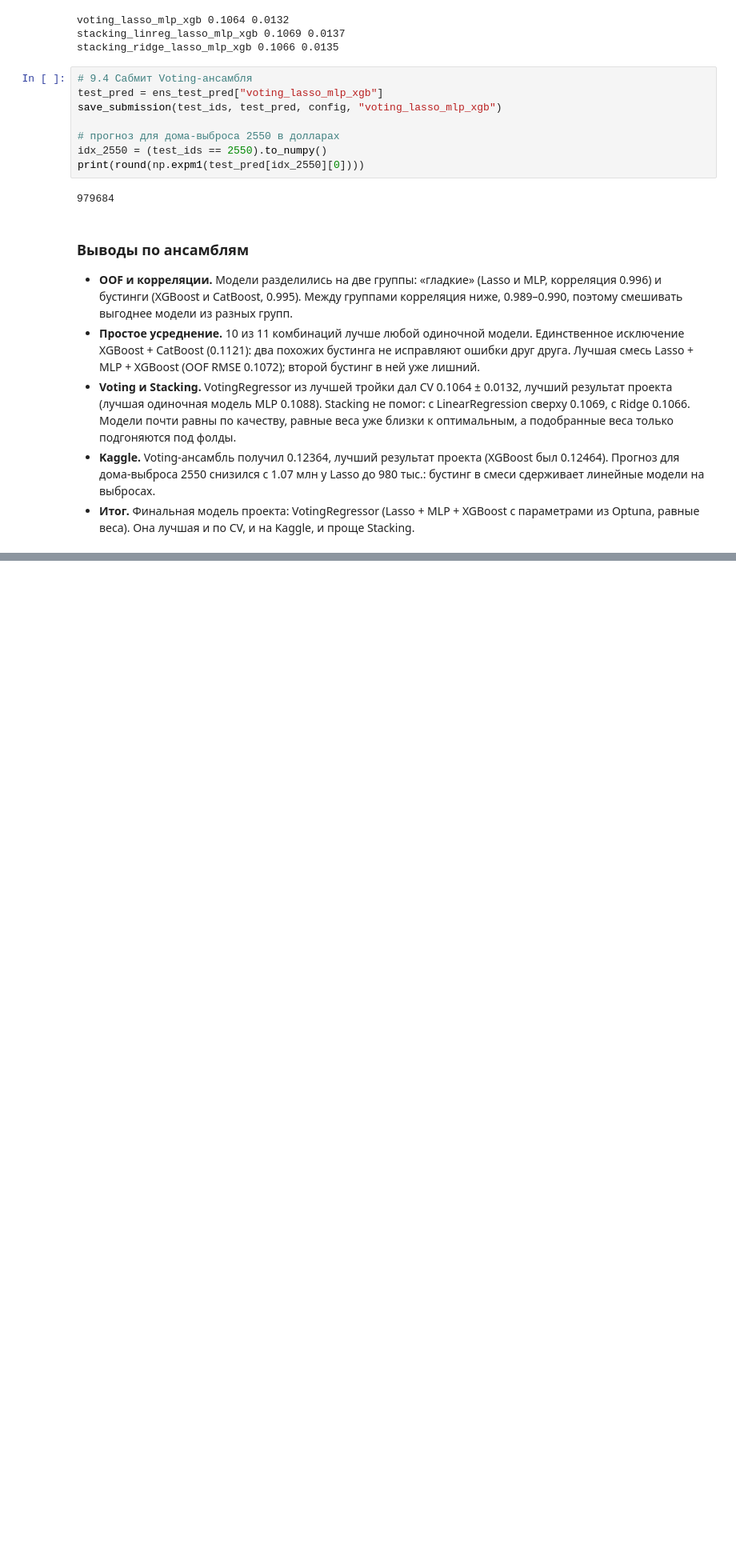
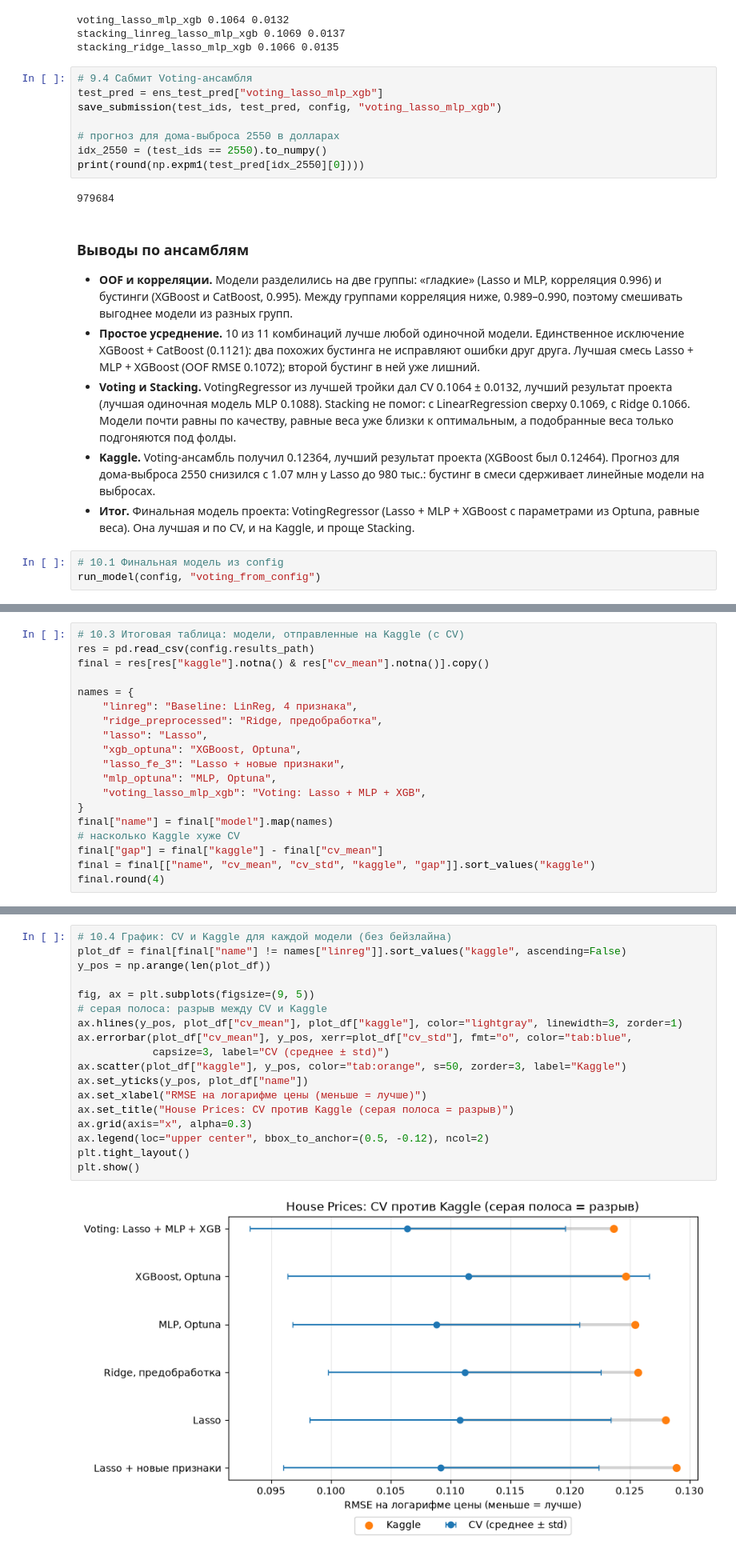
Before and after one commit to dakrilo/kaggle-house-prices, a Jupyter notebook: experiments.ipynb, the cells around one changed output, grey strips where cells are left out. Shown at 80% size. Cells and saved outputs as stored; diff of their text form; blank space fills up the shorter version.

Commit message:
Final model: Voting ensemble in config and main.py; summary table and CV vs Kaggle plot

```diff
--- a/experiments.ipynb
+++ b/experiments.ipynb
@@ -753,3 +753,6 @@ print(round(np.expm1(test_pred[idx_2550][0])))
 - **Voting и Stacking.** VotingRegressor из лучшей тройки дал CV 0.1064 ± 0.0132, лучший результат проекта (лучшая одиночная модель MLP 0.1088). Stacking не помог: с LinearRegression сверху 0.1069, с Ridge 0.1066. Модели почти равны по качеству, равные веса уже близки к оптимальным, а подобранные веса только подгоняются под фолды.
 - **Kaggle.** Voting-ансамбль получил 0.12364, лучший результат проекта (XGBoost был 0.12464). Прогноз для дома-выброса 2550 снизился с 1.07 млн у Lasso до 980 тыс.: бустинг в смеси сдерживает линейные модели на выбросах.
 - **Итог.** Финальная модель проекта: VotingRegressor (Lasso + MLP + XGBoost с параметрами из Optuna, равные веса). Она лучшая и по CV, и на Kaggle, и проще Stacking.
+# %%
+# 10.1 Финальная модель из config
+run_model(config, "voting_from_config")
@@ -755,0 +770,19 @@ print(round(np.expm1(test_pred[idx_2550][0])))
+# %%
+# 10.3 Итоговая таблица: модели, отправленные на Kaggle (с CV)
+res = pd.read_csv(config.results_path)
+final = res[res["kaggle"].notna() & res["cv_mean"].notna()].copy()
+
+names = {
+    "linreg": "Baseline: LinReg, 4 признака",
+    "ridge_preprocessed": "Ridge, предобработка",
+    "lasso": "Lasso",
+    "xgb_optuna": "XGBoost, Optuna",
+    "lasso_fe_3": "Lasso + новые признаки",
+    "mlp_optuna": "MLP, Optuna",
+    "voting_lasso_mlp_xgb": "Voting: Lasso + MLP + XGB",
+}
+final["name"] = final["model"].map(names)
+# насколько Kaggle хуже CV
+final["gap"] = final["kaggle"] - final["cv_mean"]
+final = final[["name", "cv_mean", "cv_std", "kaggle", "gap"]].sort_values("kaggle")
+final.round(4)
@@ -755,0 +798,20 @@ print(round(np.expm1(test_pred[idx_2550][0])))
+# %%
+# 10.4 График: CV и Kaggle для каждой модели (без бейзлайна)
+plot_df = final[final["name"] != names["linreg"]].sort_values("kaggle", ascending=False)
+y_pos = np.arange(len(plot_df))
+
+fig, ax = plt.subplots(figsize=(9, 5))
+# серая полоса: разрыв между CV и Kaggle
+ax.hlines(y_pos, plot_df["cv_mean"], plot_df["kaggle"], color="lightgray", linewidth=3, zorder=1)
+ax.errorbar(plot_df["cv_mean"], y_pos, xerr=plot_df["cv_std"], fmt="o", color="tab:blue",
+            capsize=3, label="CV (среднее ± std)")
+ax.scatter(plot_df["kaggle"], y_pos, color="tab:orange", s=50, zorder=3, label="Kaggle")
+ax.set_yticks(y_pos, plot_df["name"])
+ax.set_xlabel("RMSE на логарифме цены (меньше = лучше)")
+ax.set_title("House Prices: CV против Kaggle (серая полоса = разрыв)")
+ax.grid(axis="x", alpha=0.3)
+ax.legend(loc="upper center", bbox_to_anchor=(0.5, -0.12), ncol=2)
+plt.tight_layout()
+plt.show()
+# %% [output]
+[figure, added]
```
Also changed, not shown: parts of 7 cells of this notebook, 5 other files.
